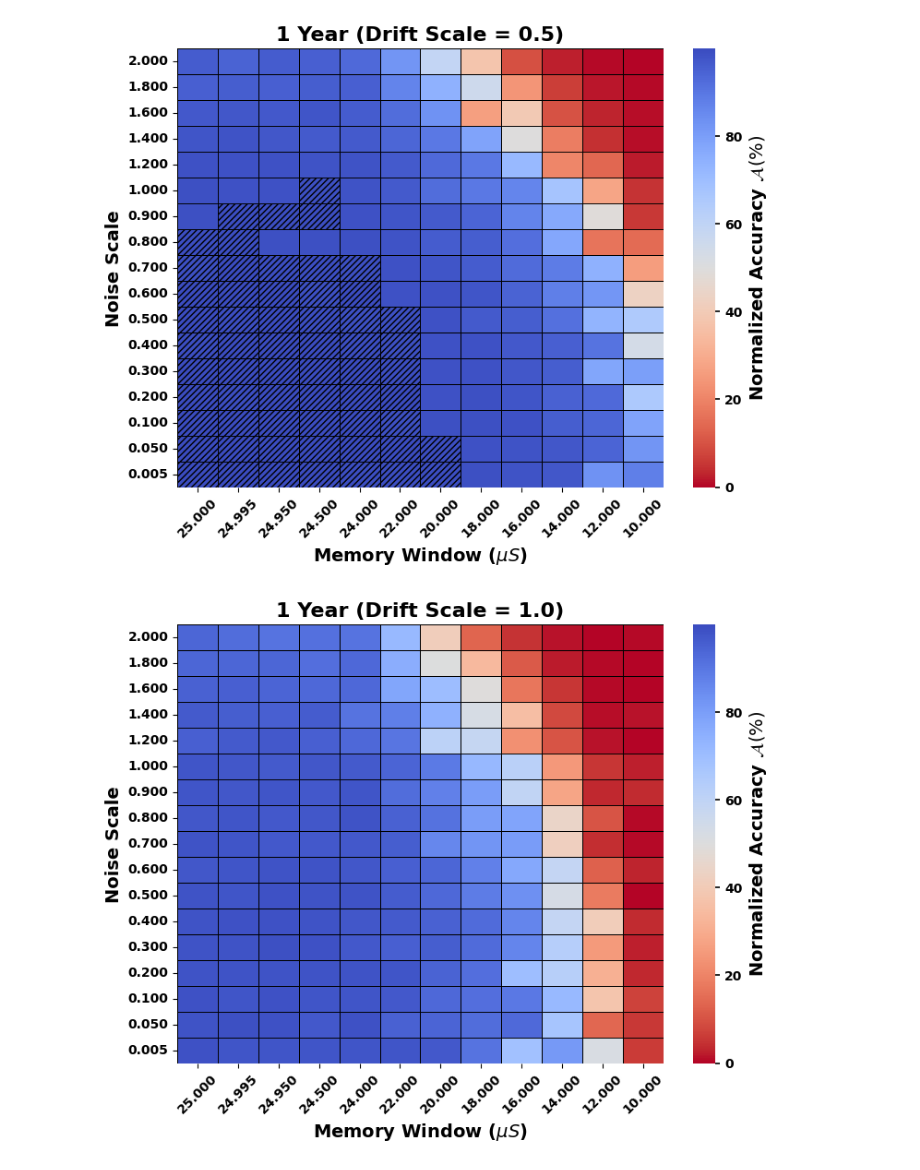
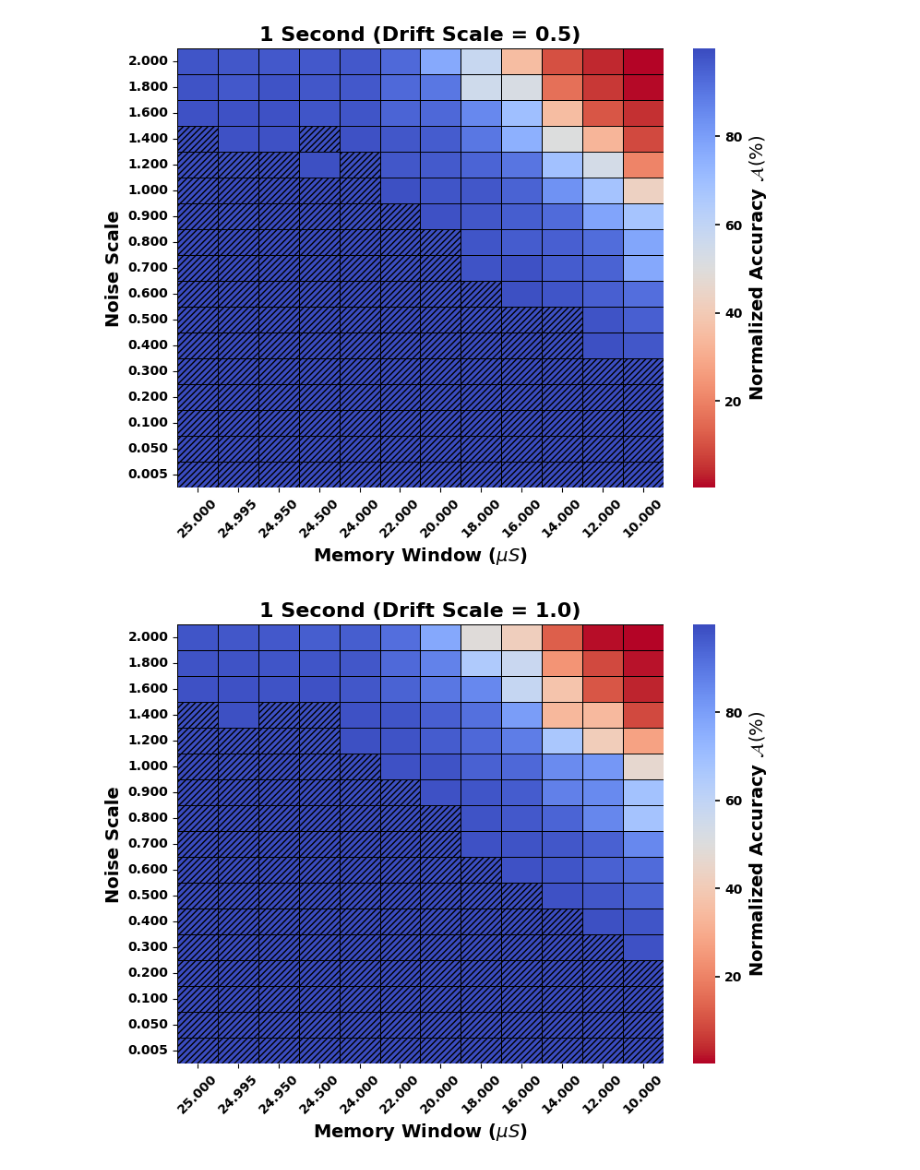
Before and after one commit to LU-zhw323/CNN_HWA, a Jupyter notebook: analysis/heatmap.ipynb, the cells around one changed output. Cells and saved outputs as stored; diff of their text form; code cells hidden in the pictures.

```diff
--- a/analysis/heatmap.ipynb
+++ b/analysis/heatmap.ipynb
@@ -85,7 +85,7 @@ def plot_heatmap(df, drift_scale, output_dir, title_map, time):
     plt.savefig(output_dir)
 # %%
 DATA_PATH = '../results'
-TIME='year'
+TIME='second'
 TITLE_MAP = {
     'second': '1 Second',
     'hour': '1 Hour',
@@ -117,2 +117,2 @@ graph/heatmap/d1.0/year.png
-[figure, old version]
+[figure, new version]
-[figure, old version]
+[figure, new version]
```
Also changed, not shown: parts of 1 cell of this notebook, 10 other files.
